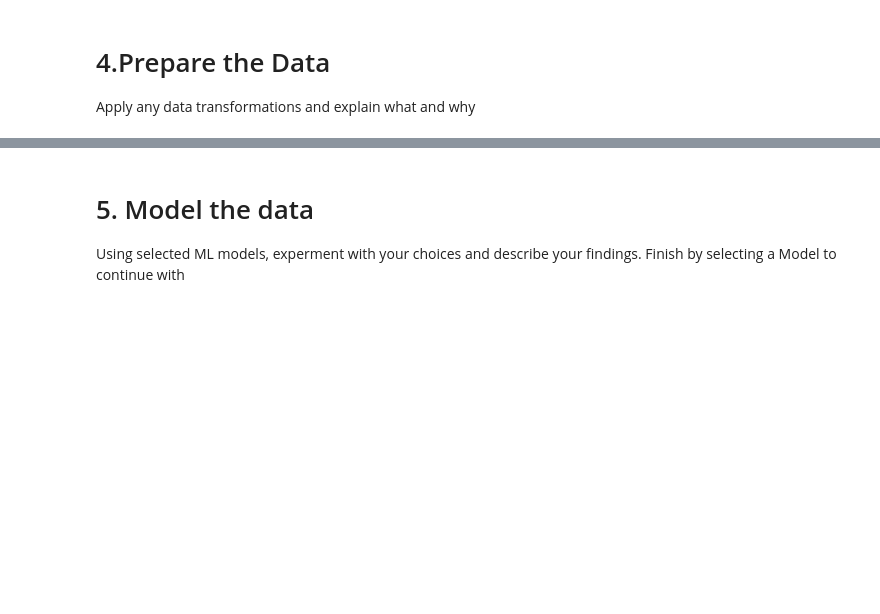
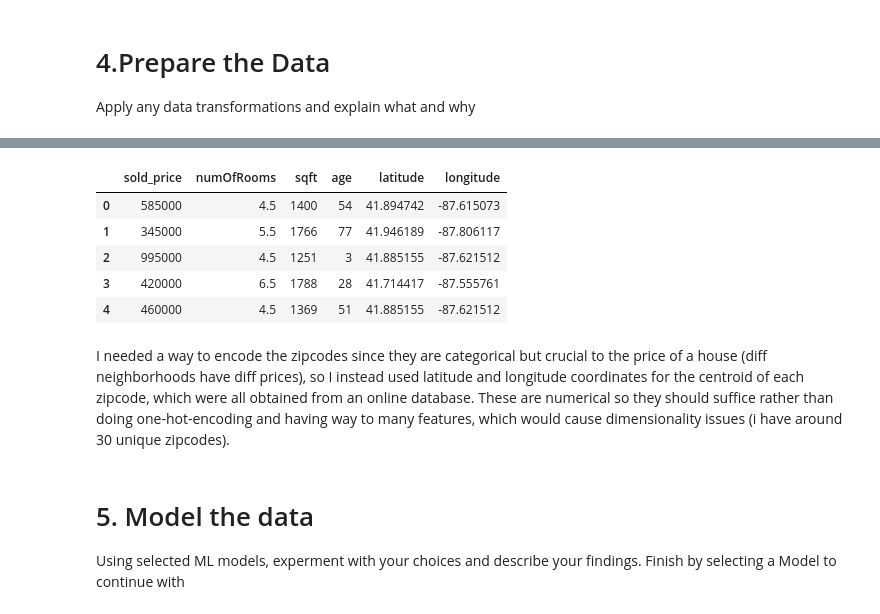
Before and after one commit to Kyra15/MachineLearningAHS, a Jupyter notebook: Project_2/Project_2.ipynb, the cells around one changed output, grey strips where cells are left out. Drawn from its saved outputs; the diff is of its cells as text; code cells hidden in the pictures; blank space fills up the shorter version.

Commit message:
corrected the zipcode data manipulation to account for it being categorical

```diff
--- a/Project_2/Project_2.ipynb
+++ b/Project_2/Project_2.ipynb
@@ -223,8 +341,22 @@ model_df.head()
 # %%
-# label encode
-model_df["zip_factorized"], unique_categories = pd.factorize(model_df['zip_code'])
-model_df.drop("zip_code", inplace=True, axis=1)
+# lat and long for zip
+
+lat_long_df = pd.read_csv("zipCodeToLatLong.csv")
+
+model_df['zip_code'] = model_df['zip_code'].astype(int)
+model_df = model_df.merge(lat_long_df, left_on="zip_code", right_on="zip", how="left")
+
+model_df.drop(["zip_code", "zip"], inplace=True, axis=1)
 model_df.head()
+# %% [output]
+|  | sold_price | numOfRooms | sqft | age | latitude | longitude |
+| 0 | 585000 | 4.5 | 1400 | 54 | 41.894742 | -87.615073 |
+| 1 | 345000 | 5.5 | 1766 | 77 | 41.946189 | -87.806117 |
+| 2 | 995000 | 4.5 | 1251 | 3 | 41.885155 | -87.621512 |
+| 3 | 420000 | 6.5 | 1788 | 28 | 41.714417 | -87.555761 |
+| 4 | 460000 | 4.5 | 1369 | 51 | 41.885155 | -87.621512 |
+# %% [markdown]
+I needed a way to encode the zipcodes since they are categorical but crucial to the price of a house (diff neighborhoods have diff prices), so I instead used latitude and longitude coordinates for the centroid of each zipcode, which were all obtained from an online database. These are numerical so they should suffice rather than doing one-hot-encoding and having way to many features, which would cause dimensionality issues (i have around 30 unique zipcodes).
 # %%
 # import scaler
 from sklearn.preprocessing import StandardScaler
```
Also changed, not shown: parts of 17 cells of this notebook.
